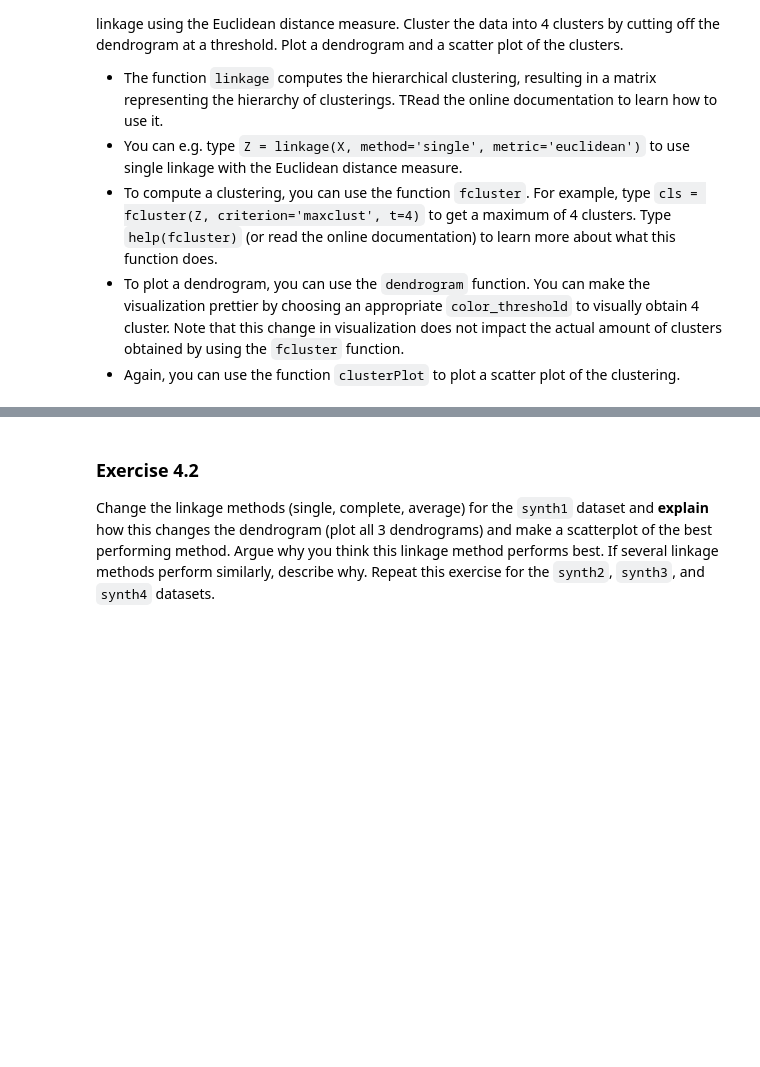
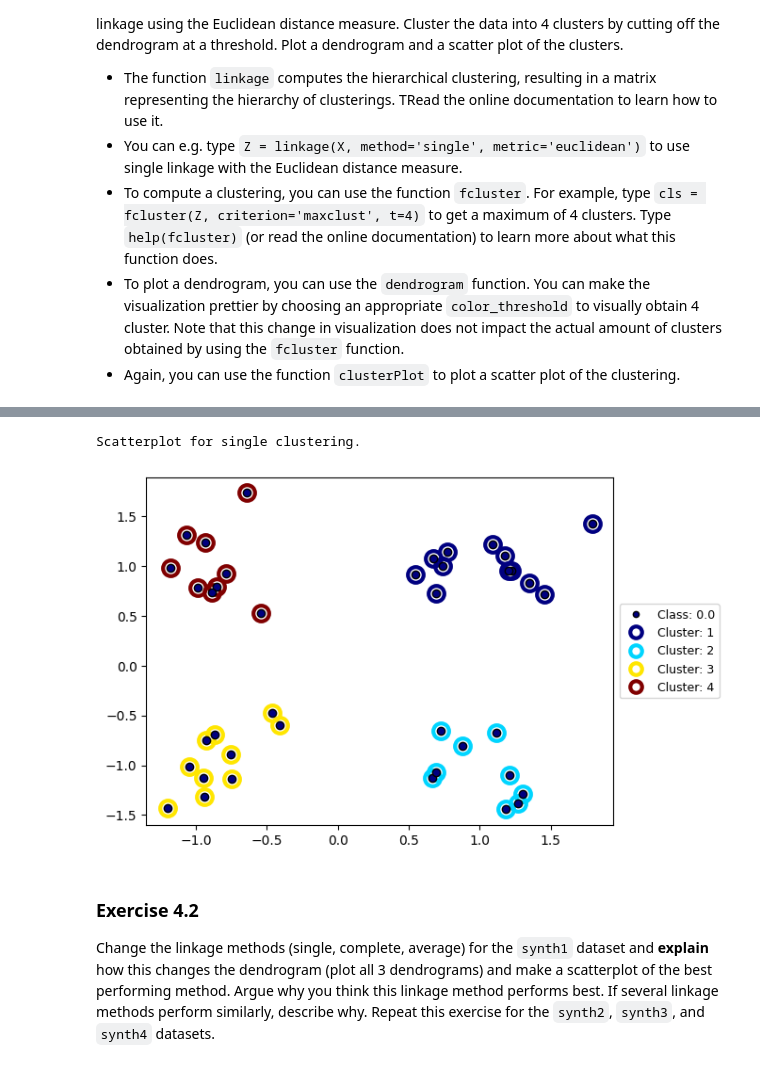
Before and after one commit to lanster42/Erasmus-Notes-25-26, a Jupyter notebook: Data mining and Machine learning/Assignment9/Assignment9_DMML.ipynb, the cells around one changed output, grey strips where cells are left out. Drawn from its saved outputs; the diff is of its cells as text; code cells hidden in the pictures; blank space fills up the shorter version.

```diff
--- a/Data mining and Machine learning/Assignment9/Assignment9_DMML.ipynb
+++ b/Data mining and Machine learning/Assignment9/Assignment9_DMML.ipynb
@@ -226,17 +226,20 @@ import scipy.cluster.hierarchy as sch
 
 #reading the data:
 data = si.loadmat('data/synth1.mat')['X_test']
-#print(data)
 
 #hirarchical clustering in a matrix representation:
-clustering = sch.linkage(data, method='single', metric='euclidean')
-#print(clustering)
+def different_hier_plots(t, typ):
+    clustering = sch.linkage(data, method=t, metric='euclidean')
 
-#clustering with 4 clusters:
-cls = sch.fcluster(clustering, criterion='maxclust', t=4)
+    #computing the clustering with 4 clusters:
+    cls = sch.fcluster(clustering, criterion='maxclust', t=4)
 
-#plotting the dendrogram:
-dendro = sch.dendrogram(clustering)
+    #plotting the dendrogram:
+    if typ == "dendrogram":
+        print(f"Dendrogram for {t} clustering.")
+        sch.dendrogram(clustering)
 
-#plotting the scatterplot:
-#cp.clusterPlot(data)
+    #plotting the scatterplot:
+    if typ == "scatterplot":
+        print(f"Scatterplot for {t} clustering.")
+        cp.clusterPlot(data, cls)
@@ -245,3 +251,8 @@ dendro = sch.dendrogram(clustering)
+# %%
+different_hier_plots('single', "scatterplot")
+# %% [output]
+Scatterplot for single clustering.
+[figure, added]
 # %% [markdown]
 ### Exercise 4.2
 Change the linkage methods (single, complete, average) for the `synth1` dataset and **explain** how this changes the dendrogram (plot all 3 dendrograms) and make a scatterplot of the best performing method. Argue why you think this linkage method performs best. If several linkage methods perform similarly, describe why. Repeat this exercise for the `synth2`, `synth3`, and `synth4` datasets.
```
Also changed, not shown: parts of 12 cells of this notebook, 8 other files.
